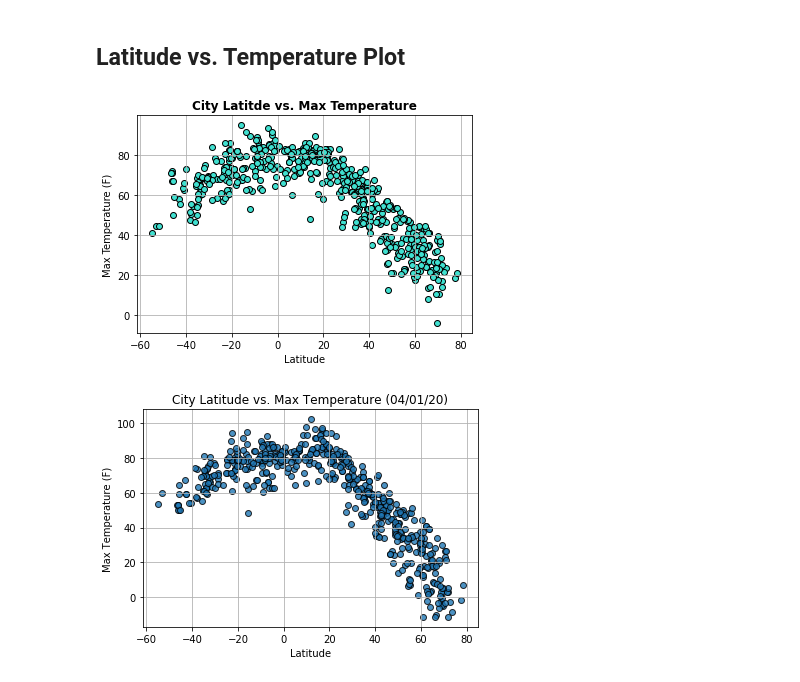
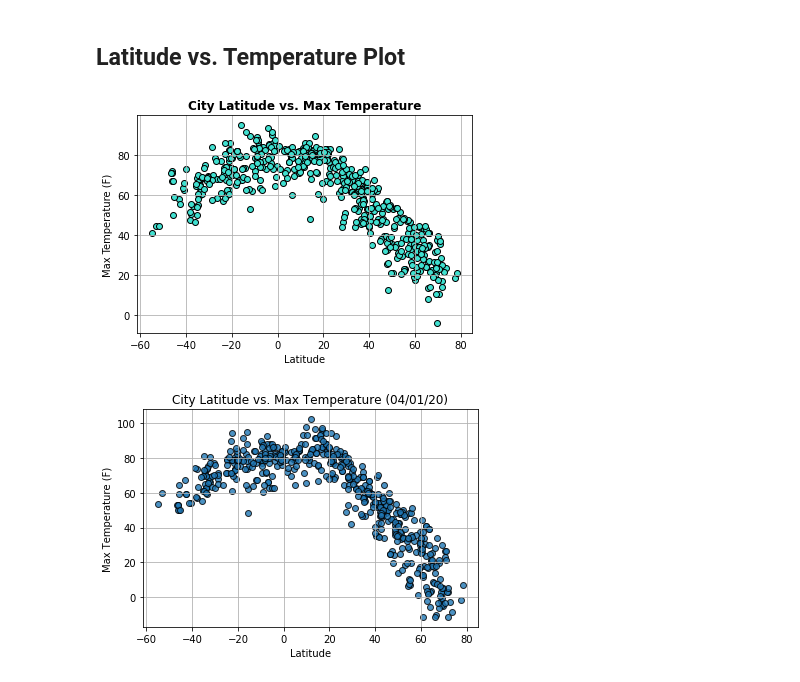
Before and after one commit to jump8621/python-api-challenge, a Jupyter notebook: WeatherPy/WeatherPy-Copy1.ipynb, the cells around one changed output. Saved outputs shown, nothing was run; the diff lists cells and outputs as text; code cells hidden in the pictures.

```diff
--- a/WeatherPy/WeatherPy-Copy1.ipynb
+++ b/WeatherPy/WeatherPy-Copy1.ipynb
@@ -337,18 +337,18 @@ Int64Index([], dtype='int64')
 # %%
 # cleaned_weather_df.plot.scatter(x='Lat', y='Max Temp')
 Latitude = cleaned_weather_df['Lat']
 Max_Temp = cleaned_weather_df['Max Temp']
 lt_x_values = Latitude
 lt_y_values = Max_Temp
 
 
 plt.scatter(lt_x_values, lt_y_values, edgecolors='black', color='turquoise')
-plt.title('City Latitde vs. Max Temperature',  fontweight='bold')
+plt.title('City Latitude vs. Max Temperature',  fontweight='bold')
 plt.ylabel('Max Temperature (F)')
 plt.xlabel('Latitude')
 plt.grid()
 plt.show
 plt.close
 plt.savefig('tempvslat.png')
 # %% [output]
-[figure, old version]
+[figure, new version]
```
Also changed, not shown: parts of 19 cells of this notebook.
